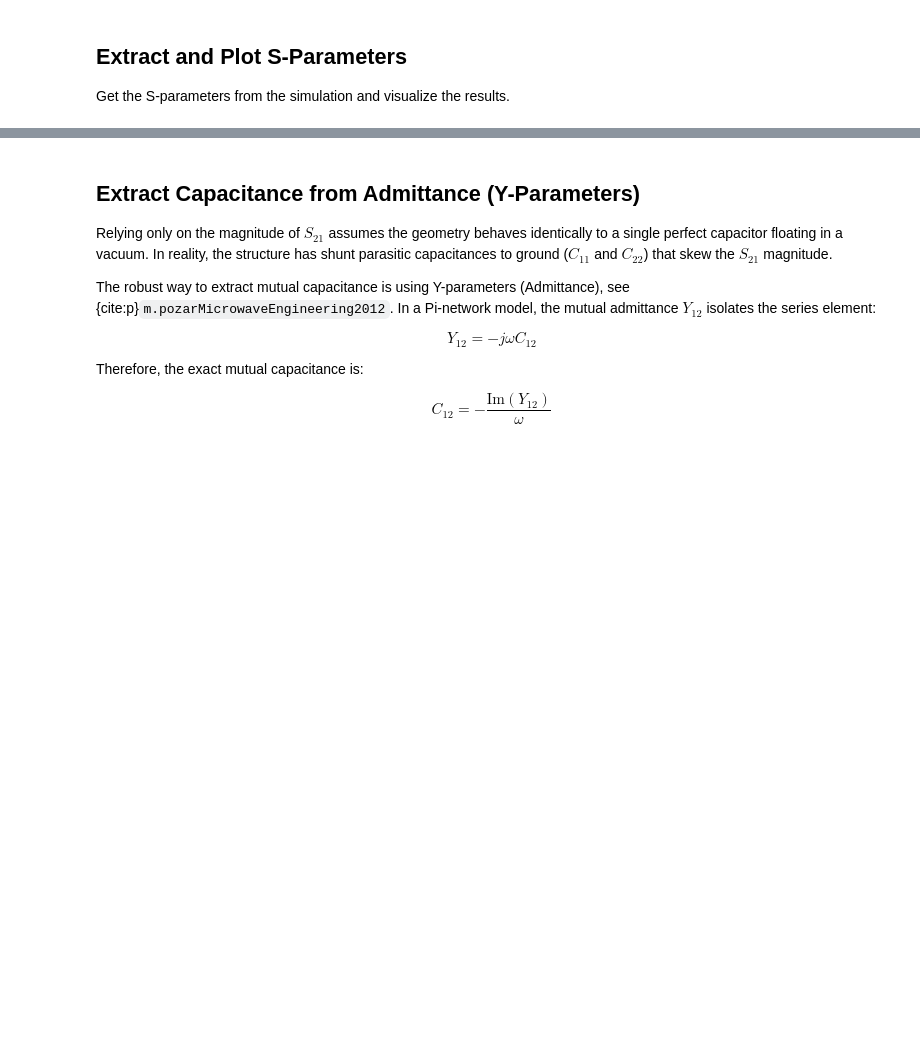
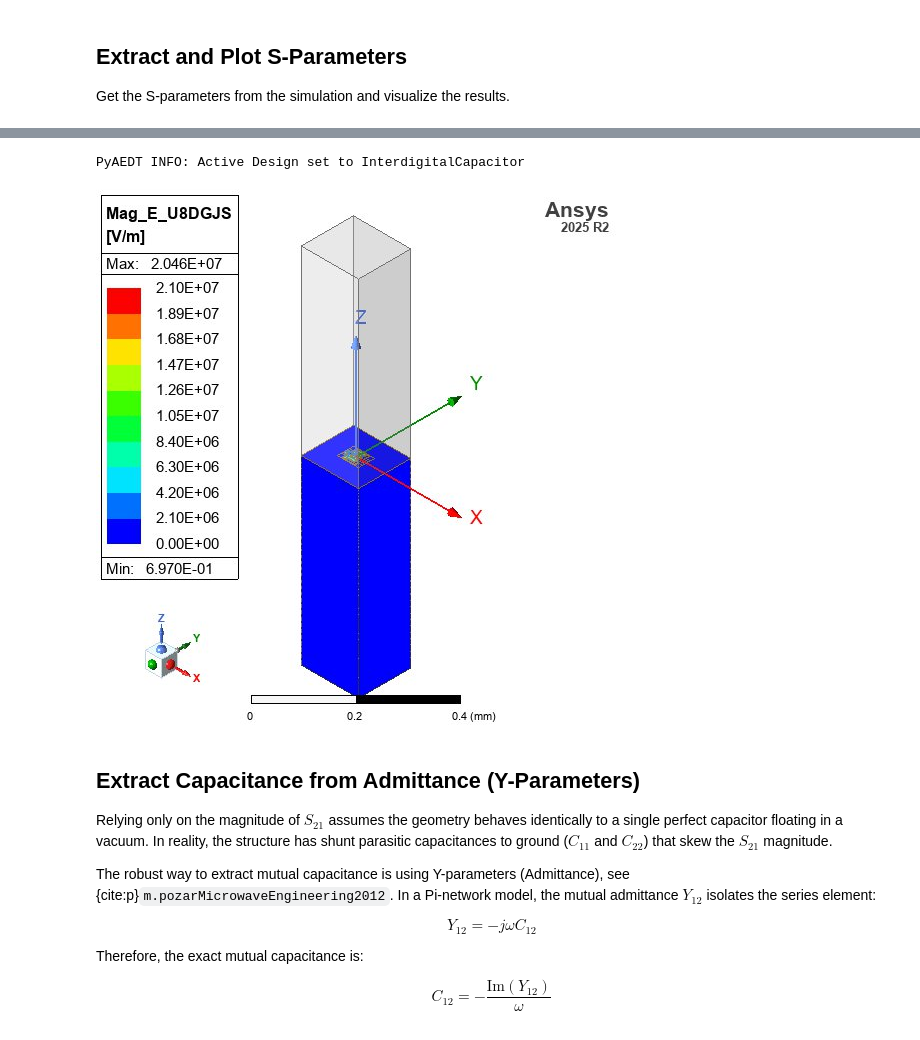
Before and after one commit to gdsfactory/quantum-rf-pdk, a Jupyter notebook: notebooks/hfss_driven_capacitor.ipynb, the cells around one changed output, grey strips where cells are left out. Drawn from its saved outputs; the diff is of its cells as text; code cells hidden in the pictures; blank space fills up the shorter version.

```diff
--- a/notebooks/hfss_driven_capacitor.ipynb
+++ b/notebooks/hfss_driven_capacitor.ipynb
@@ -335,3 +425,30 @@ plt.tight_layout()
+# %%
+# Ensure the model fits the screen
+hfss.modeler.fit_all()
+
+# Create a surface field plot of the electric field magnitude on the substrate
+plot = hfss.post.create_fieldplot_surface(
+    assignment=[substrate_name], quantity="Mag_E", setup=f"{setup.name} : LastAdaptive"
+)
+
+# Export the field plot picture
+hfss_field_img_path = img_dir / "hfss_driven_capacitor_field.jpg"
+if plot:
+    hfss.post.export_model_picture(
+        full_name=str(hfss_field_img_path),
+        show_axis=True,
+        show_grid=False,
+        show_ruler=True,
+        field_selections="all",
+    )
+else:
+    print("Failed to create field plot")
+
+# Display in notebook
+display(Image(filename=str(hfss_field_img_path)))
+# %% [output]
+PyAEDT INFO: Active Design set to InterdigitalCapacitor
+[figure, added]
 # %% [markdown]
 ## Extract Capacitance from Admittance (Y-Parameters)
 
```
Also changed, not shown: parts of 25 cells of this notebook, 12 other files.
